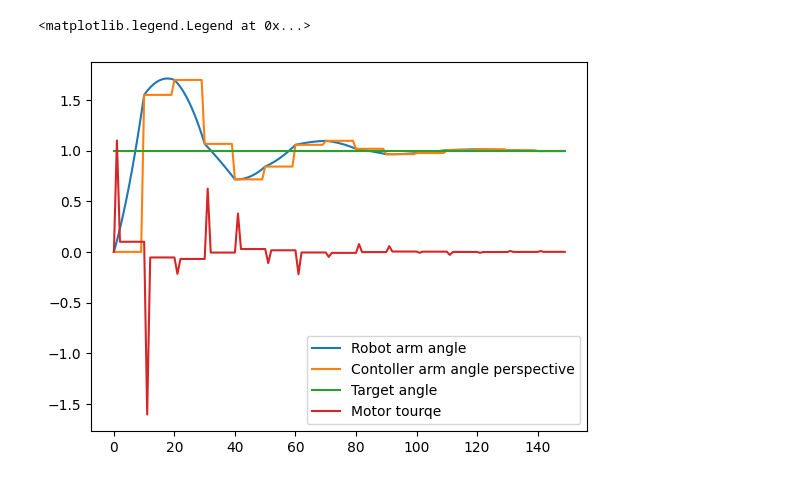
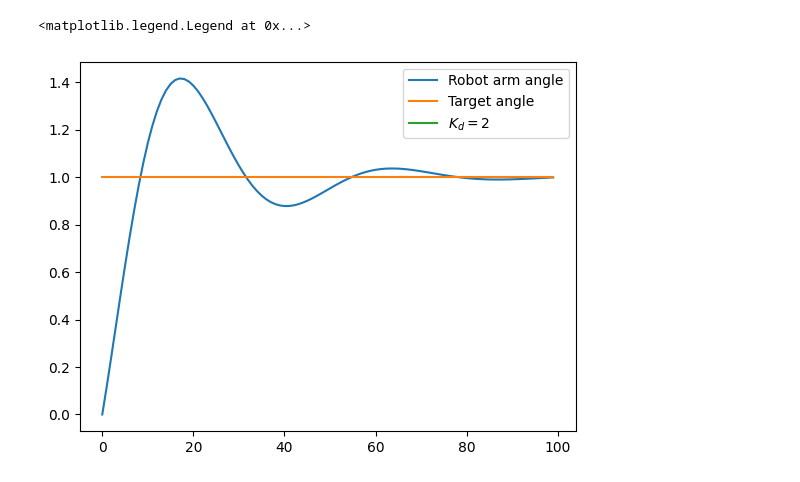
Before and after one commit to bundgaard1/POM_grp6, a Jupyter notebook: Robot_arm/senarios/vizualiser.ipynb, the cells around one changed output. Cells and saved outputs as stored; diff of their text form; code cells hidden in the pictures.

```diff
--- a/Robot_arm/senarios/vizualiser.ipynb
+++ b/Robot_arm/senarios/vizualiser.ipynb
@@ -9,14 +9,14 @@ env_q = 3
 env_q_vel = 4
 motor_tourqe = 5
 # %%
-datafile = "5.txt"
+datafile = "6.txt"
 
-input = np.loadtxt(datafile,dtype='f', delimiter=' ')
+input6 = np.loadtxt(datafile,dtype='f', delimiter=' ')
 plt.plot(input[:,env_q], label="Robot arm angle")
-plt.plot(input[:,ctl_q], label="Contoller arm angle perspective")
 plt.plot(input[:,ctl_q_target], label ="Target angle")
-plt.plot(input[:,motor_tourqe], label="Motor tourqe")
+plt.plot(0,1, label = "$K_d=2$")
+
 plt.legend()
 # %% [output]
 <matplotlib.legend.Legend at 0x...>
-[figure, old version]
+[figure, new version]
```
Also changed, not shown: parts of 1 cell of this notebook, 12 other files.
